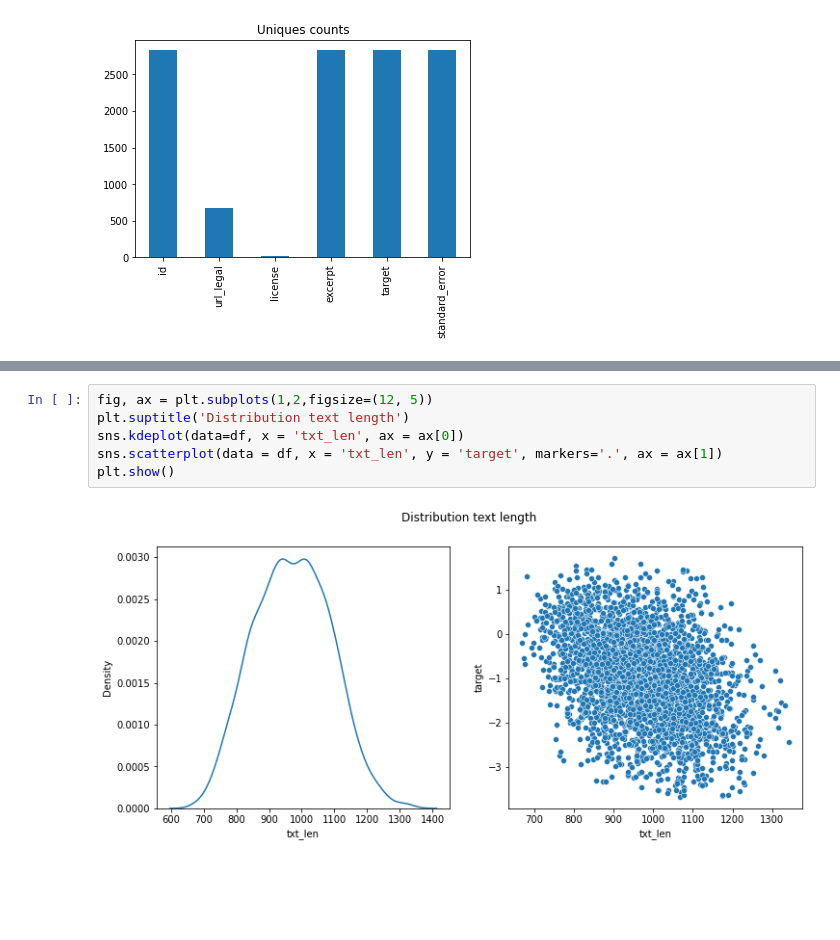
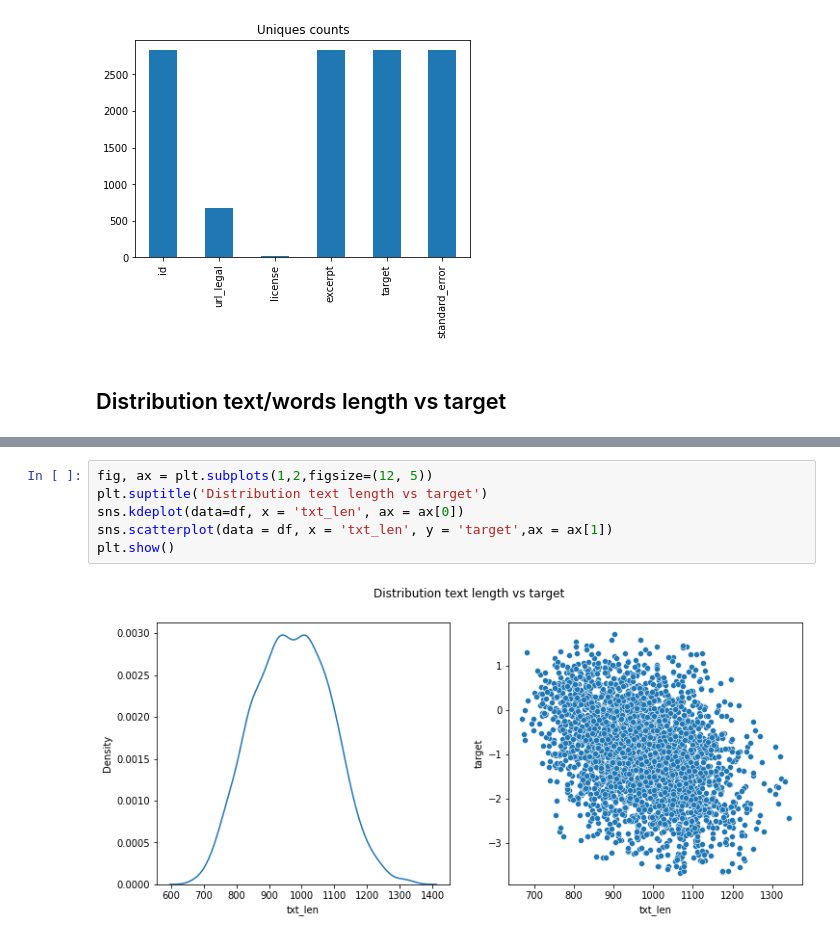
Before and after one commit to beifa/CommonLit, a Jupyter notebook: Description&eda.ipynb, the cells around one changed output, grey strips where cells are left out. Saved outputs shown, nothing was run; the diff lists cells and outputs as text; blank space fills up the shorter version.

```diff
--- a/Description&eda.ipynb
+++ b/Description&eda.ipynb
@@ -125,6 +135,8 @@ plt.title("Uniques counts")
 plt.show()
 # %% [output]
 [figure]
+# %% [markdown]
+## Distribution text/words length vs target
 # %%
 df['txt_len'] = df.excerpt.apply(lambda x: len(x))
 df['words_len'] = df.excerpt.str.split().apply(lambda x: len(x))
@@ -135,11 +147,11 @@ df.head(2)
 | 1 | 85aa80a4c | NaN | NaN | All through dinner time, Mrs. Fay... | -0.315372 | 0.480805 | 937 | 169 |
 # %%
 fig, ax = plt.subplots(1,2,figsize=(12, 5))
-plt.suptitle('Distribution text length')
+plt.suptitle('Distribution text length vs target')
 sns.kdeplot(data=df, x = 'txt_len', ax = ax[0])
-sns.scatterplot(data = df, x = 'txt_len', y = 'target', markers='.', ax = ax[1])
+sns.scatterplot(data = df, x = 'txt_len', y = 'target',ax = ax[1])
 plt.show()
 # %% [output]
-[figure, old version]
+[figure, new version]
 # %%
 fig, ax = plt.subplots(1,2,figsize=(12, 5))
```
Also changed, not shown: parts of 45 cells of this notebook.
